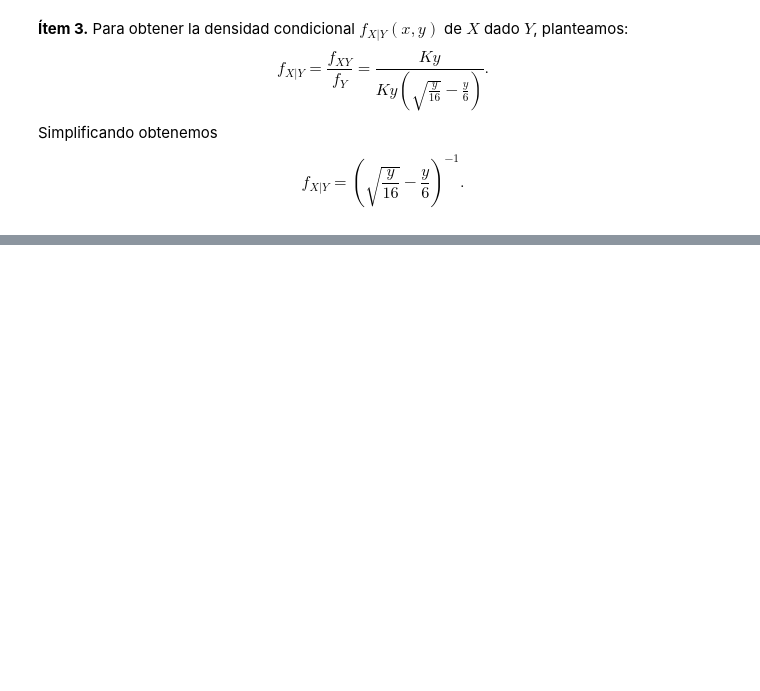
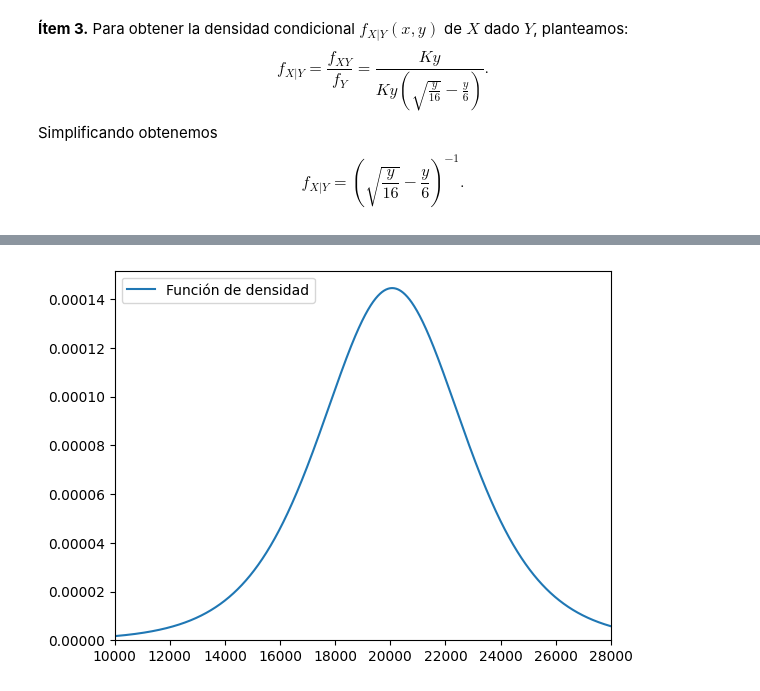
Before and after one commit to jteich99/peia, a Jupyter notebook: TP1/TP1_TEICH.ipynb, the cells around one changed output, grey strips where cells are left out. Saved outputs shown, nothing was run; the diff lists cells and outputs as text; code cells hidden in the pictures; blank space fills up the shorter version.

```diff
--- a/TP1/TP1_TEICH.ipynb
+++ b/TP1/TP1_TEICH.ipynb
@@ -157,0 +279,13 @@ plt.show()
+# %%
+def sigmoidDerivative(x, a, b):
+    return np.exp(-(a * x + b)) * a / ((1 + np.exp(-(a * x + b)))**2)
+
+x = np.arange(10000,28000, 10)
+y = sigmoidDerivative(x, aFinal, bFinal)
+plt.plot(x, y, label="Función de densidad")
+plt.ylim(0,None)
+plt.xlim(10000,28000)
+plt.legend()
+plt.show()
+# %% [output]
+[figure, added]
```
Also changed, not shown: parts of 14 cells of this notebook, 2 other files.
